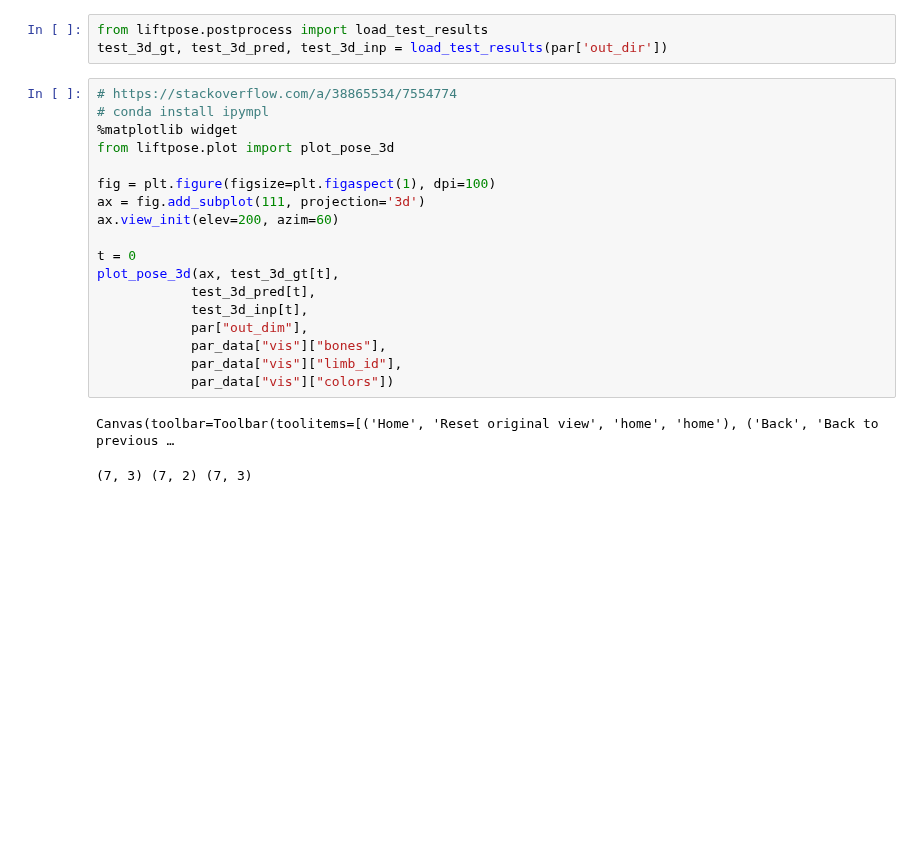
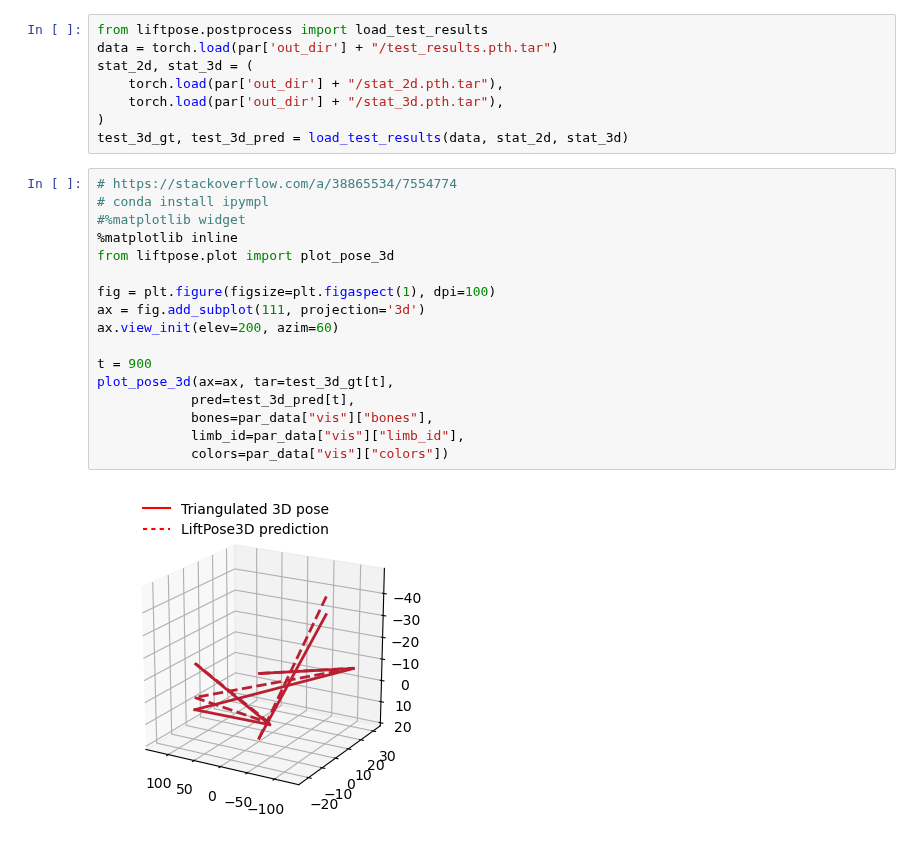
Before and after one commit to NeLy-EPFL/LiftPose3D, a Jupyter notebook: examples/mouse_prism/mouse_prism.ipynb, the cells around one changed output. Saved outputs shown, nothing was run; the diff lists cells and outputs as text; blank space fills up the shorter version.

```diff
--- a/examples/mouse_prism/mouse_prism.ipynb
+++ b/examples/mouse_prism/mouse_prism.ipynb
@@ -74,24 +75,27 @@ lp3d_test(par['out_dir'])
-# %%
-from liftpose.postprocess import load_test_results
-test_3d_gt, test_3d_pred, test_3d_inp = load_test_results(par['out_dir'])
+# %%
+from liftpose.postprocess import load_test_results
+data = torch.load(par['out_dir'] + "/test_results.pth.tar")
+stat_2d, stat_3d = (
+    torch.load(par['out_dir'] + "/stat_2d.pth.tar"),
+    torch.load(par['out_dir'] + "/stat_3d.pth.tar"),
+)
+test_3d_gt, test_3d_pred = load_test_results(data, stat_2d, stat_3d)
 # %%
 # https://stackoverflow.com/a/38865534/7554774
 # conda install ipympl
-%matplotlib widget
+#%matplotlib widget
+%matplotlib inline
 from liftpose.plot import plot_pose_3d
 
 fig = plt.figure(figsize=plt.figaspect(1), dpi=100)
 ax = fig.add_subplot(111, projection='3d')
 ax.view_init(elev=200, azim=60)
 
-t = 0
-plot_pose_3d(ax, test_3d_gt[t],
-            test_3d_pred[t],
-            test_3d_inp[t],
-            par["out_dim"],
-            par_data["vis"]["bones"],
-            par_data["vis"]["limb_id"],
-            par_data["vis"]["colors"])
+t = 900
+plot_pose_3d(ax=ax, tar=test_3d_gt[t],
+            pred=test_3d_pred[t],
+            bones=par_data["vis"]["bones"],
+            limb_id=par_data["vis"]["limb_id"],
+            colors=par_data["vis"]["colors"])
 # %% [output]
-Canvas(toolbar=Toolbar(toolitems=[('Home', 'Reset original view', 'home', 'home'), ('Back', 'Back to previous …
-(7, 3) (7, 2) (7, 3)
+[figure, added]
```
Also changed, not shown: parts of 4 cells of this notebook, 18 other files.
